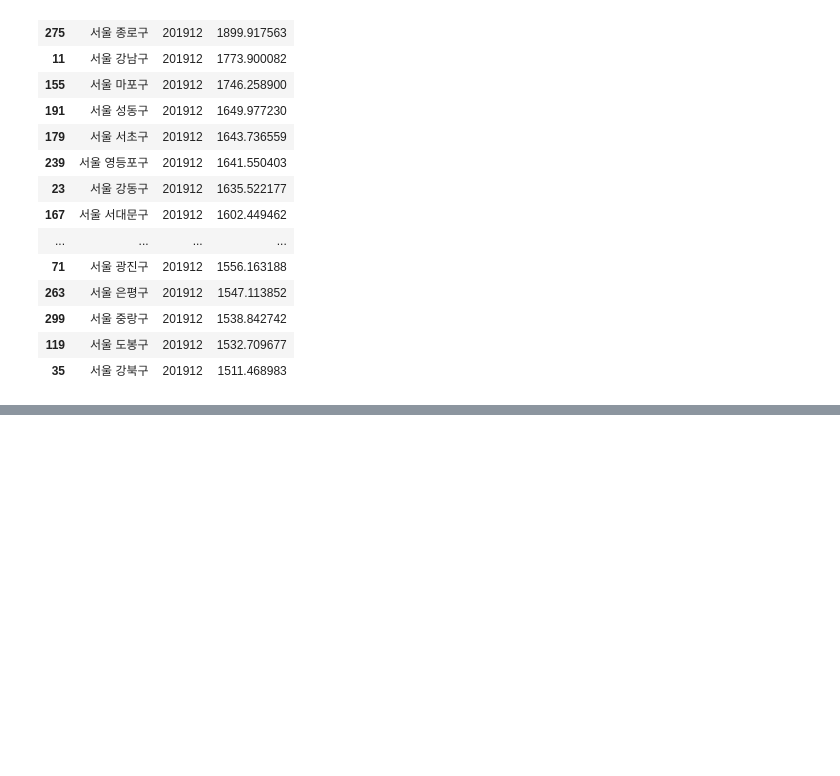
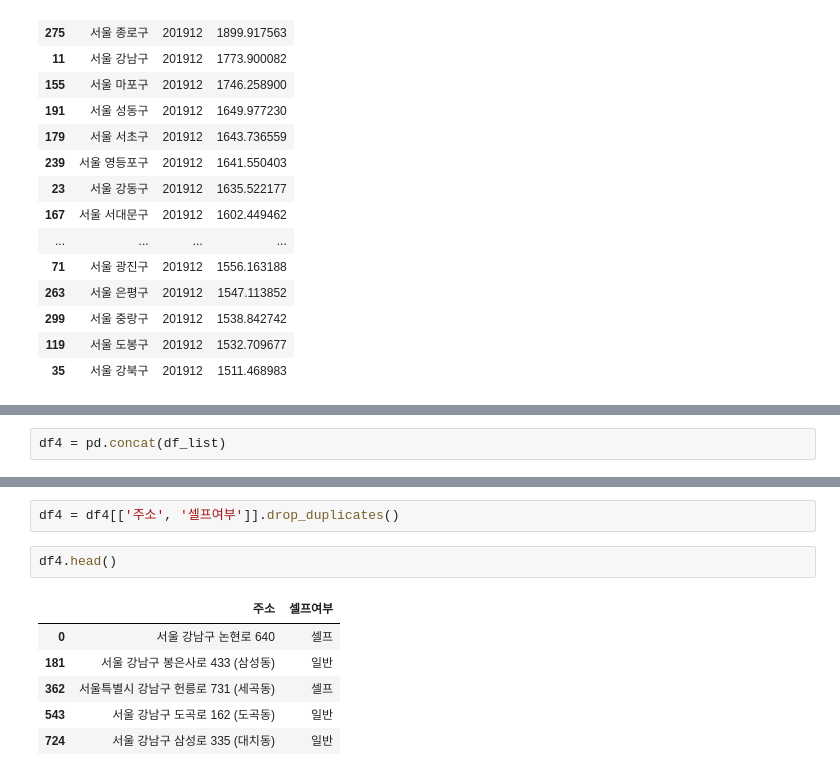
Before and after one commit to minki0415/python-study, a Jupyter notebook: 과제/pandas 문제풀이.ipynb, the cells around one changed output, grey strips where cells are left out. Saved outputs shown, nothing was run; the diff lists cells and outputs as text; blank space fills up the shorter version.

```diff
--- a/과제/pandas 문제풀이.ipynb
+++ b/과제/pandas 문제풀이.ipynb
@@ -209,0 +236,2 @@ df3.loc[df3['기간'] == "201912",:]
+# %%
+df4 = pd.concat(df_list)
@@ -209,0 +244,11 @@ df3.loc[df3['기간'] == "201912",:]
+# %%
+df4 = df4[['주소', '셀프여부']].drop_duplicates()
+# %%
+df4.head()
+# %% [output]
+|  | 주소 | 셀프여부 |
+| 0 | 서울 강남구 논현로 640 | 셀프 |
+| 181 | 서울 강남구 봉은사로 433 (삼성동) | 일반 |
+| 362 | 서울특별시 강남구 헌릉로 731 (세곡동) | 셀프 |
+| 543 | 서울 강남구 도곡로 162 (도곡동) | 일반 |
+| 724 | 서울 강남구 삼성로 335 (대치동) | 일반 |
```
Also changed, not shown: parts of 20 cells of this notebook, 1 other file.
